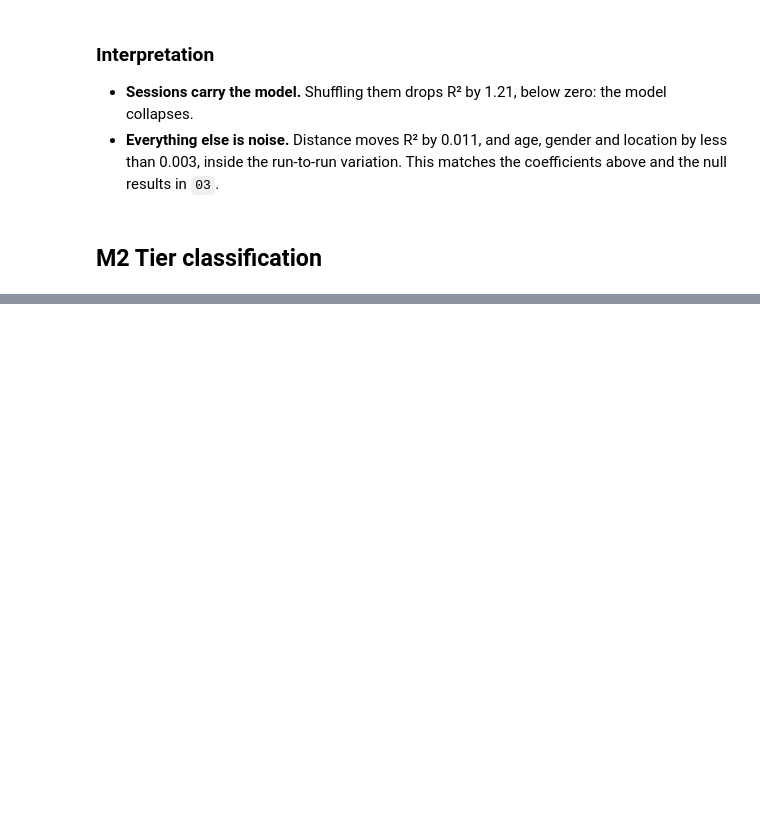
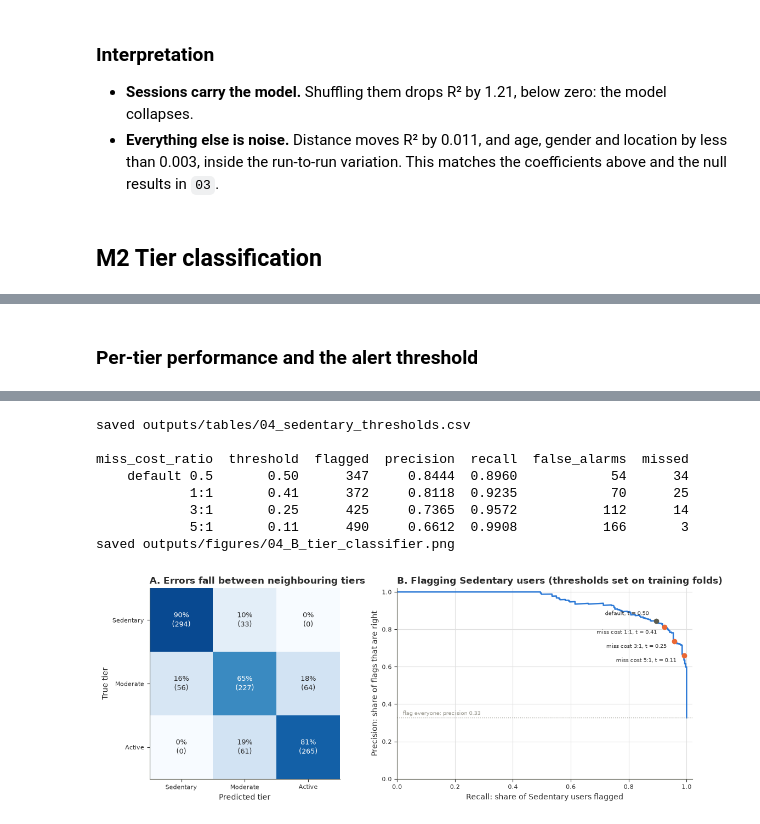
Before and after one commit to eirikrbe/MSE803-DA, a Jupyter notebook: Ass 2/Ass2-Fitness/notebooks/Ass2-Fitness_04_modeling.ipynb, the cells around one changed output, grey strips where cells are left out. Cells and saved outputs as stored; diff of their text form; code cells hidden in the pictures; blank space fills up the shorter version.

```diff
--- a/Ass 2/Ass2-Fitness/notebooks/Ass2-Fitness_04_modeling.ipynb
+++ b/Ass 2/Ass2-Fitness/notebooks/Ass2-Fitness_04_modeling.ipynb
@@ -581,0 +532,11 @@ flexible model cannot help: there is no accuracy left to gain.
+# %%
+# The rule and the order are fixed before any test score exists (DECISION 10, M2).
+# Simplest first: fewer inputs, then a linear model before a flexible one.
+SIMPLICITY = ['Logistic regression: distance and calories', 'Logistic regression: all inputs',
+              'k-nearest neighbours (k = 25)', 'SVM (RBF kernel)', 'Random forest', 'Gradient boosting']
+CHOSEN, cand = one_se_choice(clf_cv, 'accuracy', SIMPLICITY, n_folds=skf.get_n_splits())
+best = cand.loc[cand['accuracy_mean'].idxmax()]
+print(f"best cross-validated accuracy: {best['model']} {best['accuracy_mean']:.4f}; "
+      f"one standard error = {best['accuracy_sd'] / np.sqrt(skf.get_n_splits()):.4f}")
+display(cand[['model', 'accuracy_mean', 'accuracy_sd', 'tied_with_best']].round(4))
+print('chosen on the training folds, before the test set is scored:', CHOSEN)
@@ -862,0 +698,59 @@ saved outputs/figures/04_C_segmentation.png
+# %% [markdown]
+### Per-tier performance and the alert threshold
+# %%
+from sklearn.metrics import confusion_matrix, precision_recall_curve
+
+chosen = fitted_clf[CHOSEN]
+pred_c = test_pred[CHOSEN]
+display(per_class_report(yc_te, pred_c, TIERS).round(3))
+cm = normalised_confusion(yc_te, pred_c, TIERS)
+counts = pd.DataFrame(confusion_matrix(yc_te, pred_c, labels=TIERS), index=cm.index, columns=cm.columns)
+display(cm.round(3)); display(counts)
+_ = save_table(counts.reset_index(), '04_confusion_counts')
+
+# Thresholds are chosen on out-of-fold predictions for the training users; the test set only reports them.
+oof = cross_val_predict(clf_models[CHOSEN], Xc_tr, yc_tr, cv=skf, method='predict_proba')
+classes = list(chosen.classes_)
+p_sed_oof, y_sed_oof = oof[:, classes.index('Sedentary')], (yc_tr == 'Sedentary').to_numpy()
+proba_c = chosen.predict_proba(Xc_te)
+p_sed = proba_c[:, classes.index('Sedentary')]
+y_sed = (yc_te == 'Sedentary').to_numpy()
+
+grid = np.round(np.arange(0.05, 0.951, 0.01), 2)
+rows = [{'miss_cost_ratio': 'default 0.5', **threshold_report(y_sed, p_sed, 0.5)}]
+for ratio in [1, 3, 5]:          # cost of missing a low-engagement user : cost of one unneeded nudge
+    t = cost_threshold(y_sed_oof, p_sed_oof, ratio, grid)
+    rows.append({'miss_cost_ratio': f'{ratio}:1', **threshold_report(y_sed, p_sed, t)})
+op = pd.DataFrame(rows)
+print('thresholds chosen on the training folds; precision, recall and counts are on the test set')
+display(op.round(3))
+_ = save_table(op.round(4), '04_sedentary_thresholds')
+
+prec, rec, thr = precision_recall_curve(y_sed, p_sed)
+fig, axes = plt.subplots(1, 2, figsize=(11.5, 4.4), gridspec_kw={'width_ratios': [1, 1.15]})
+ax = axes[0]
+im = ax.imshow(cm.to_numpy(), cmap='Blues', vmin=0, vmax=1)
+for i in range(3):
+    for j in range(3):
+        v = cm.iat[i, j]
+        ax.text(j, i, f'{v:.0%}\n({counts.iat[i, j]})', ha='center', va='center', fontsize=9.5, color='white' if v > 0.55 else PALETTE['text'])
+ax.set_xticks(range(3), TIERS); ax.set_yticks(range(3), TIERS)
+ax.set_xlabel('Predicted tier'); ax.set_ylabel('True tier'); ax.grid(False)
+ax.set_title('A. Errors fall between neighbouring tiers')
+ax = axes[1]
+ax.plot(rec, prec, color=PALETTE['accent'], lw=1.8)
+for r in op.itertuples():
+    is_default = r.miss_cost_ratio == 'default 0.5'
+    label = 'default, t = 0.50' if is_default else f'miss cost {r.miss_cost_ratio}, t = {r.threshold:.2f}'
+    ax.plot(r.recall, r.precision, 'o', color=PALETTE['rule'] if is_default else PALETTE['alert'], ms=6)
+    ax.annotate(label, (r.recall, r.precision), xytext=(-10, 6 if is_default else -3), textcoords='offset points',
+                fontsize=7.5, ha='right', va='bottom' if is_default else 'top')
+ax.axhline(y_sed.mean(), color=PALETTE['baseline'], ls=':', lw=1)
+ax.text(0.02, y_sed.mean() + 0.015, f'flag everyone: precision {y_sed.mean():.2f}', fontsize=7.5, color=PALETTE['baseline'])
+ax.set_xlim(0, 1.02); ax.set_ylim(0, 1.02)
+ax.set_xlabel('Recall: share of Sedentary users flagged'); ax.set_ylabel('Precision: share of flags that are right')
+ax.set_title('B. Flagging Sedentary users (thresholds set on training folds)')
+fig.tight_layout()
+save_fig(fig, '04_B_tier_classifier')
+plt.show()
+# %% [output]
@@ -862,0 +783,9 @@ saved outputs/figures/04_C_segmentation.png
+saved outputs/tables/04_sedentary_thresholds.csv
+
+miss_cost_ratio  threshold  flagged  precision  recall  false_alarms  missed
+    default 0.5       0.50      347     0.8444  0.8960            54      34
+            1:1       0.41      372     0.8118  0.9235            70      25
+            3:1       0.25      425     0.7365  0.9572           112      14
+            5:1       0.11      490     0.6612  0.9908           166       3
+saved outputs/figures/04_B_tier_classifier.png
+[figure, added]
```
Also changed, not shown: parts of 58 cells of this notebook, 32 other files.
